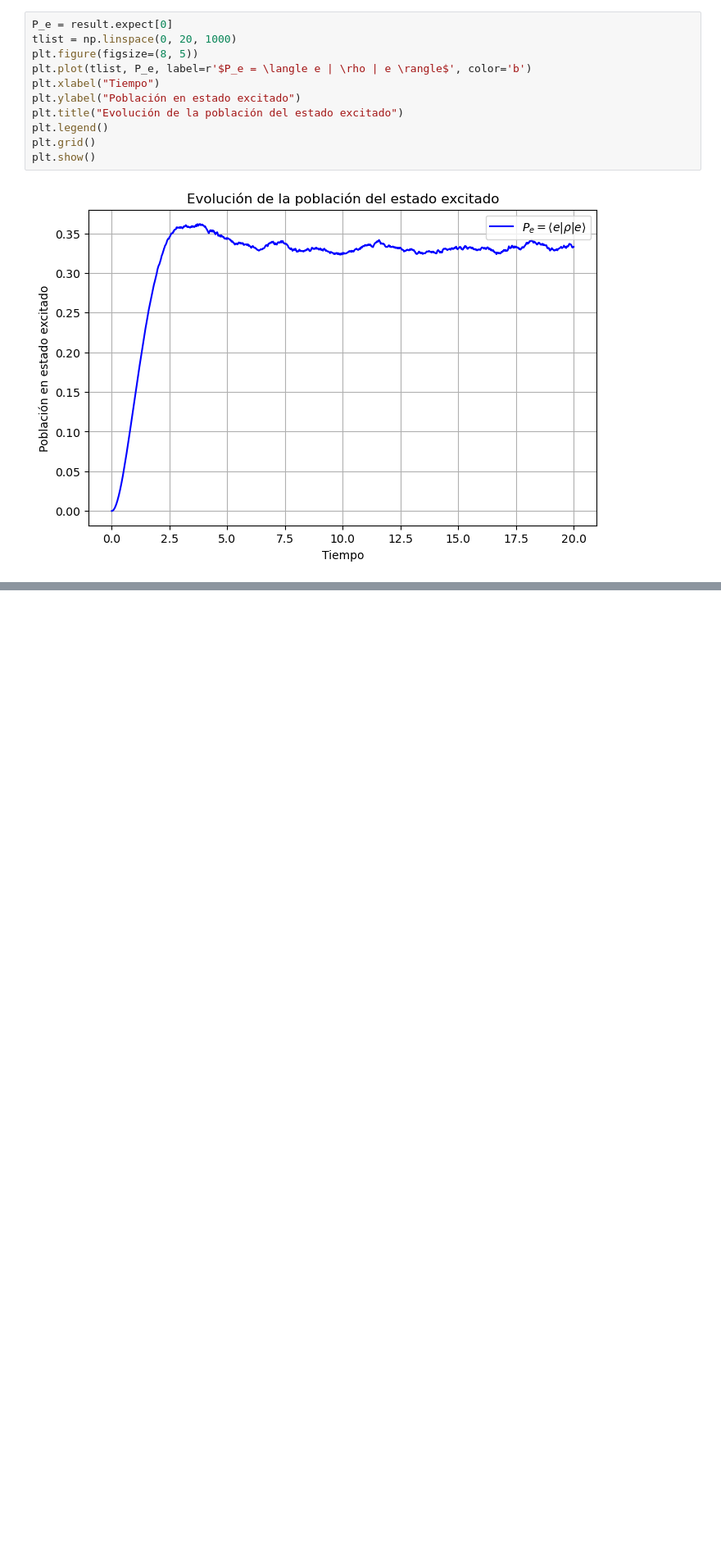
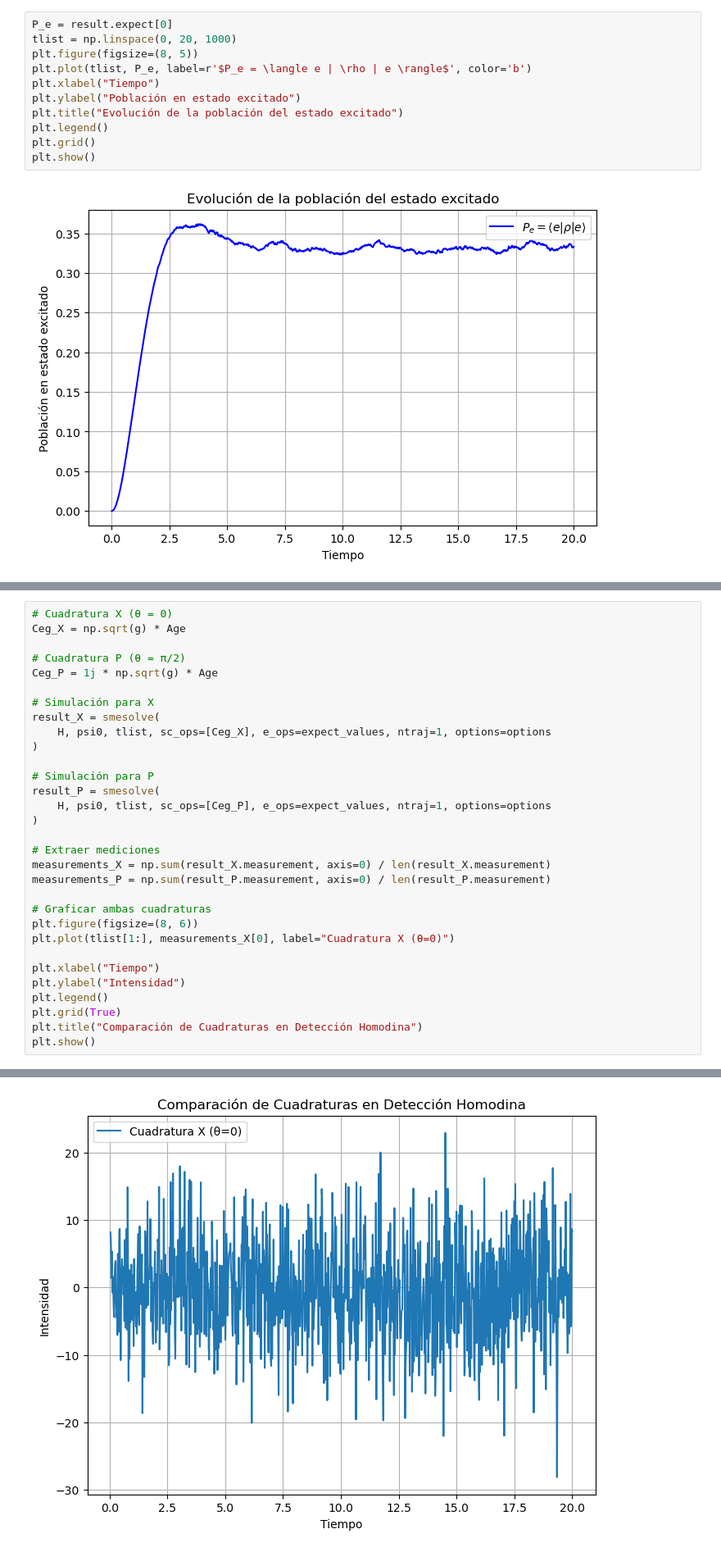
Before and after one commit to LKelvin26/FRI, a Jupyter notebook: Segundo semestre fotodeteccion/Untitled.ipynb, the cells around one changed output, grey strips where cells are left out. Shown at 82% size. Cells and saved outputs as stored; diff of their text form; blank space fills up the shorter version.

```diff
--- a/Segundo semestre fotodeteccion/Untitled.ipynb
+++ b/Segundo semestre fotodeteccion/Untitled.ipynb
@@ -150,0 +267,32 @@ plt.show()
+# %%
+# Cuadratura X (θ = 0)
+Ceg_X = np.sqrt(g) * Age
+
+# Cuadratura P (θ = π/2)
+Ceg_P = 1j * np.sqrt(g) * Age
+
+# Simulación para X
+result_X = smesolve(
+    H, psi0, tlist, sc_ops=[Ceg_X], e_ops=expect_values, ntraj=1, options=options
+)
+
+# Simulación para P
+result_P = smesolve(
+    H, psi0, tlist, sc_ops=[Ceg_P], e_ops=expect_values, ntraj=1, options=options
+)
+
+# Extraer mediciones
+measurements_X = np.sum(result_X.measurement, axis=0) / len(result_X.measurement)
+measurements_P = np.sum(result_P.measurement, axis=0) / len(result_P.measurement)
+
+# Graficar ambas cuadraturas
+plt.figure(figsize=(8, 6))
+plt.plot(tlist[1:], measurements_X[0], label="Cuadratura X (θ=0)")
+
+plt.xlabel("Tiempo")
+plt.ylabel("Intensidad")
+plt.legend()
+plt.grid(True)
+plt.title("Comparación de Cuadraturas en Detección Homodina")
+plt.show()
+# %% [output]
@@ -150,0 +303 @@ plt.show()
+[figure, added]
```
Also changed, not shown: parts of 11 cells of this notebook.
